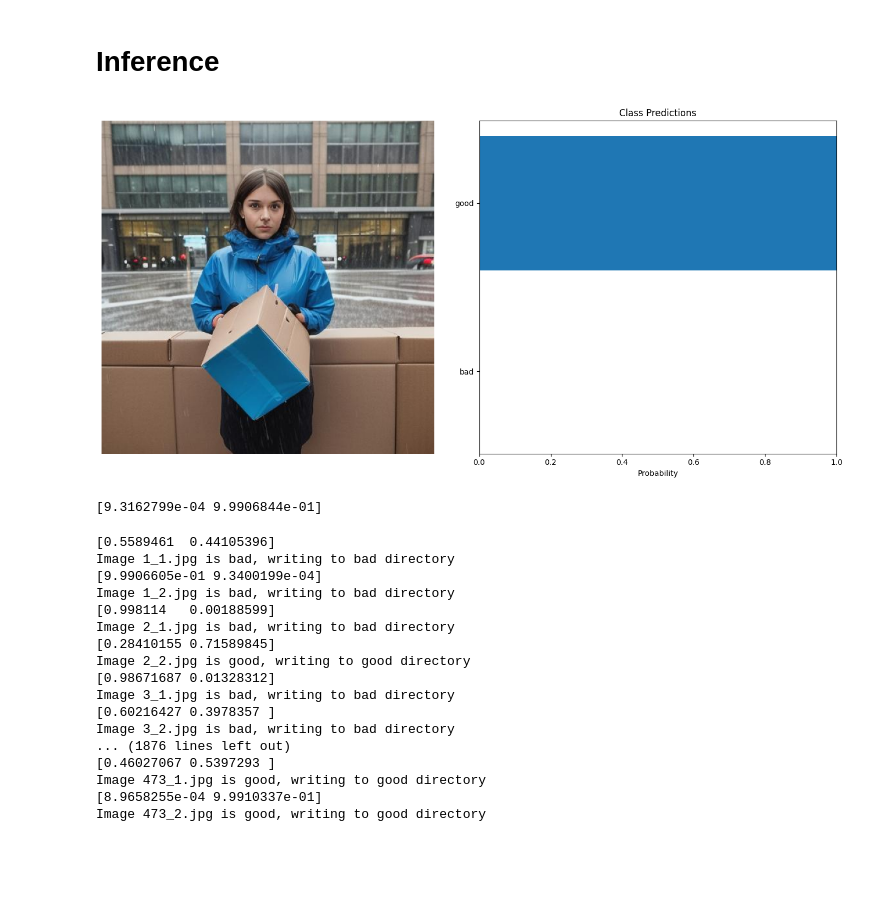
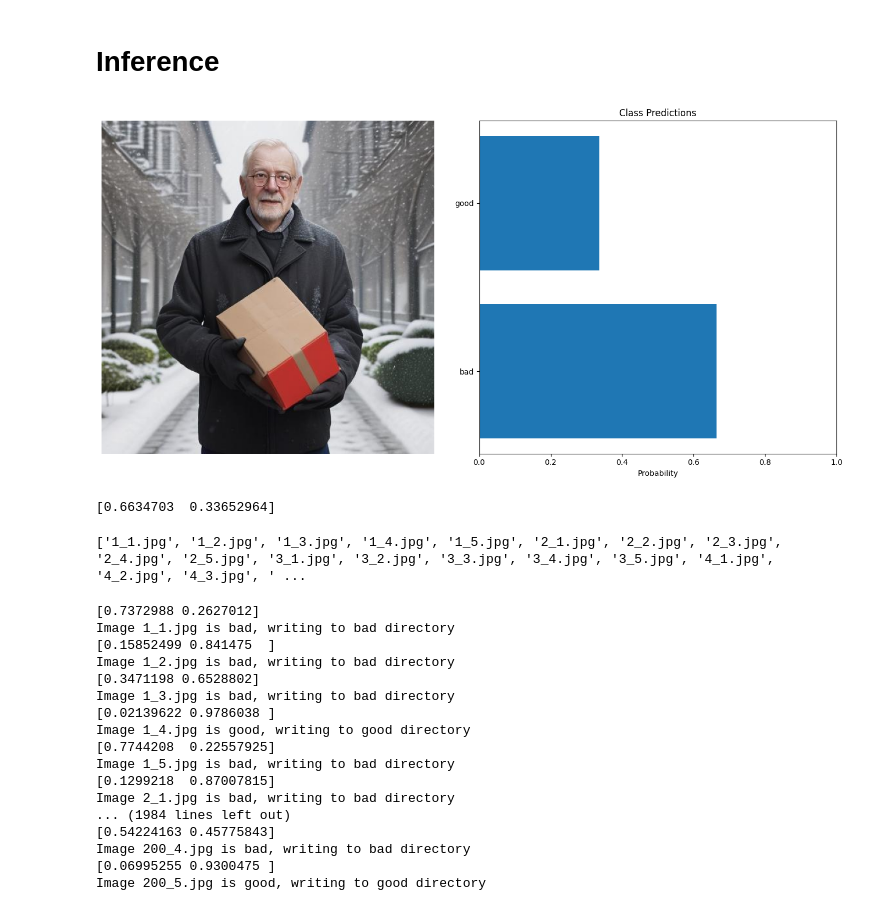
Before and after one commit to aarontenzing/filter-tool, a Jupyter notebook: model.ipynb, the cells around one changed output. Saved outputs shown, nothing was run; the diff lists cells and outputs as text; code cells hidden in the pictures; blank space fills up the shorter version.

```diff
--- a/model.ipynb
+++ b/model.ipynb
@@ -46,13 +50,17 @@ weights = ResNet18_Weights.DEFAULT
 transform_operation = weights.transforms()
 
 # Create a dataset object
-train_data = SyntheticDataset(data_dir='dataset\\train', transform=transform_operation)
-test_data = SyntheticDataset(data_dir='dataset\\test', transform=transform_operation)
+train_dataset = SyntheticDataset(data_dir='dataset\\train', transform=transform_operation)
+test_dataset = SyntheticDataset(data_dir='dataset\\test', transform=transform_operation)
+val_dataset = SyntheticDataset(data_dir='dataset\\val', transform=transform_operation)
 
 # Create a DataLoader object for training - faster training in batches
-train_loader = DataLoader(train_data, batch_size=32, shuffle=True)
-test_loader = DataLoader(test_data, batch_size=32, shuffle=False)
+train_loader = DataLoader(train_dataset, batch_size=32, shuffle=True)
+test_loader = DataLoader(test_dataset, batch_size=32, shuffle=False)
+val_loader = DataLoader(val_dataset, batch_size=32, shuffle=False)
 
 # size of the training dataset
-print(len(train_data))
+print("Train dataset size:", len(train_dataset))
+print("Validation dataset size:", len(val_dataset))
+print("Test dataset size:", len(test_dataset))
 # %% [output]
@@ -183,17 +248,17 @@ def visualize_predictions(original_image, probabilities, class_names):
 # %%
 from PIL import Image
 # Example usage
-test_image = "data\\110_1.jpg"
+test_image = "data\\65_5.jpg"
 original_image, image_tensor = preprocess_image(test_image, transform_operation) # determined earlier in the code
 probabilities = predict(model, image_tensor, device)
 
 # Assuming dataset.classes gives the class names
-class_names = train_data.classes
+class_names = train_dataset.classes
 visualize_predictions(original_image, probabilities, class_names)
 print(probabilities)
 # %% [output]
-[figure, old version]
+[figure, new version]
-[9.3162799e-04 9.9906844e-01]
+[0.6634703  0.33652964]
 # %%
 # Run inference write to directory
 import os
@@ -201,6 +266,9 @@ import os
 directory = 'data\\'
 files = os.listdir(directory)
 sorted_files = sorted(files, key=lambda x: (int(x.split('_')[0]), int(x.split('_')[1].split('.')[0])))
+print(sorted_files)
+# %% [output]
+['1_1.jpg', '1_2.jpg', '1_3.jpg', '1_4.jpg', '1_5.jpg', '2_1.jpg', '2_2.jpg', '2_3.jpg', '2_4.jpg', '2_5.jpg', '3_1.jpg', '3_2.jpg', '3_3.jpg', '3_4.jpg', '3_5.jpg', '4_1.jpg', '4_2.jpg', '4_3.jpg', ' ...
 # %%
 for file in sorted_files:
 
@@ -208,27 +276,28 @@ for file in sorted_files:
     probabilities = predict(model, image_tensor, device)
     print(probabilities)
 
-    if probabilities[0] < probabilities[1]:
+    # 50% threshold for good
+    if probabilities[1] > probabilities[0]:
         print(f"Image {file} is good, writing to good directory")
         original_image.save(f'results\\good\\{file}')
     else:
         print(f"Image {file} is bad, writing to bad directory")
-        #original_image.save(f'results\\bad\\{file}')
+        original_image.save(f'results\\bad\\{file}')
 # %% [output]
-[0.5589461  0.44105396]
+[0.7372988 0.2627012]
 Image 1_1.jpg is bad, writing to bad directory
-[9.9906605e-01 9.3400199e-04]
+[0.15852499 0.841475  ]
 Image 1_2.jpg is bad, writing to bad directory
-[0.998114   0.00188599]
+[0.3471198 0.6528802]
+Image 1_3.jpg is bad, writing to bad directory
+[0.02139622 0.9786038 ]
+Image 1_4.jpg is good, writing to good directory
+[0.7744208  0.22557925]
+Image 1_5.jpg is bad, writing to bad directory
+[0.1299218  0.87007815]
 Image 2_1.jpg is bad, writing to bad directory
-[0.28410155 0.71589845]
-Image 2_2.jpg is good, writing to good directory
-[0.98671687 0.01328312]
-Image 3_1.jpg is bad, writing to bad directory
-[0.60216427 0.3978357 ]
-Image 3_2.jpg is bad, writing to bad directory
-... (1876 lines left out)
-[0.46027067 0.5397293 ]
-Image 473_1.jpg is good, writing to good directory
-[8.9658255e-04 9.9910337e-01]
-Image 473_2.jpg is good, writing to good directory
+... (1984 lines left out)
+[0.54224163 0.45775843]
+Image 200_4.jpg is bad, writing to bad directory
+[0.06995255 0.9300475 ]
+Image 200_5.jpg is good, writing to good directory
```
Also changed, not shown: parts of 6 cells of this notebook, 4 other files.
